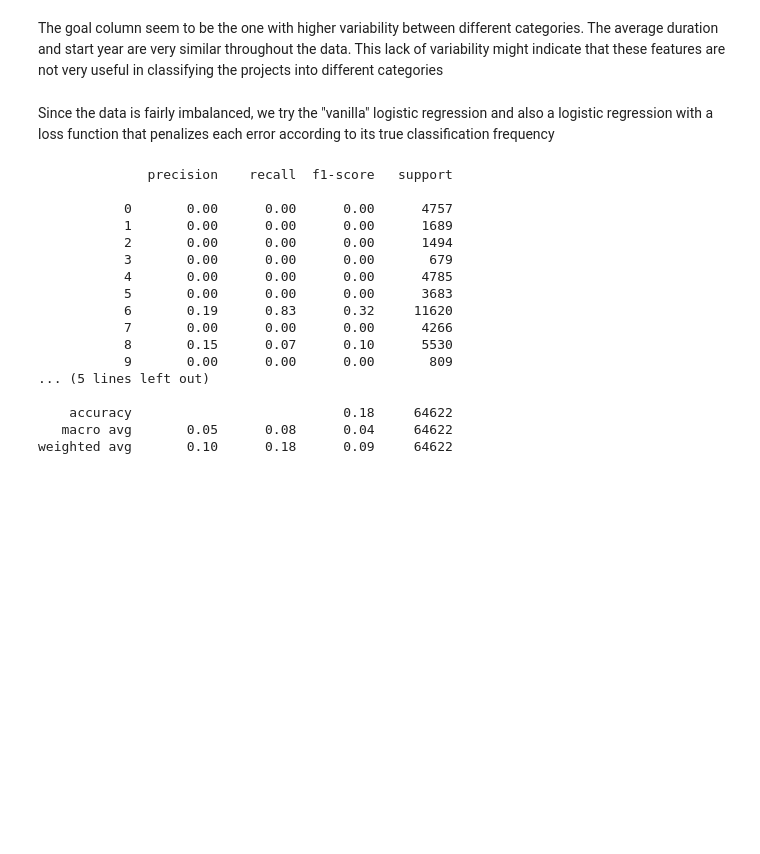
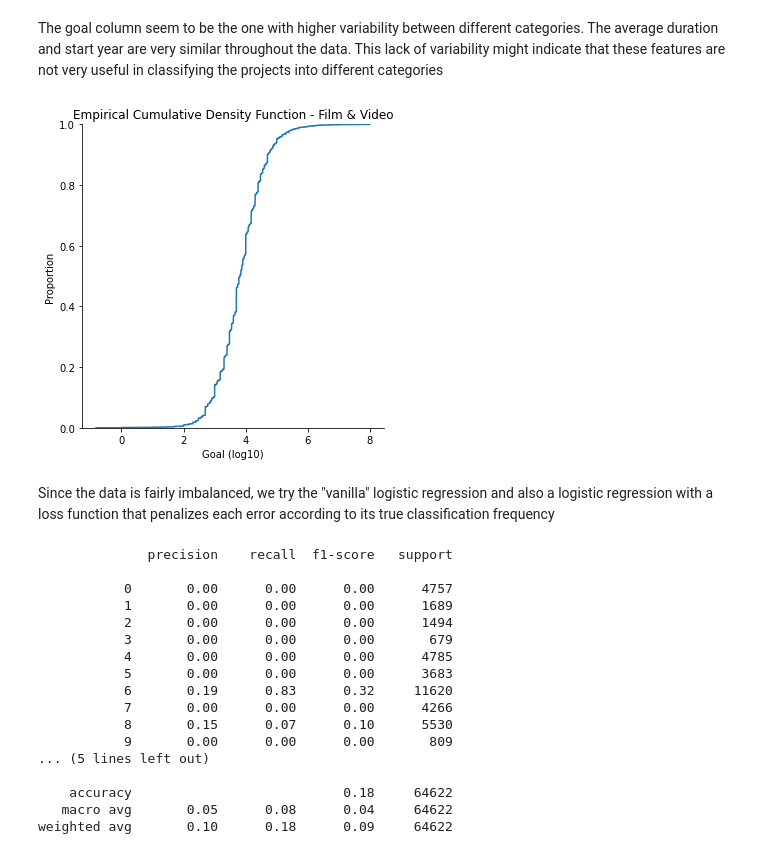
Before and after one commit to sgdantas/ks_blog_post, a Jupyter notebook: notebook.ipynb, the cells around one changed output. Drawn from its saved outputs; the diff is of its cells as text; code cells hidden in the pictures; blank space fills up the shorter version.

```diff
--- a/notebook.ipynb
+++ b/notebook.ipynb
@@ -299,2 +309,9 @@ df[['goal','main_category','duration','year']].groupby('main_category').describe
 # %% [markdown]
 The goal column seem to be the one with higher variability between different categories. The average duration and start year are very similar throughout the data. This lack of variability might indicate that these features are not very useful in classifying the projects into different categories
+# %%
+sns.displot(np.log10(df.goal[df.main_category=='Film & Video']), kind="ecdf")
+plt.xlabel('Goal (log10)')
+plt.title('Empirical Cumulative Density Function - Film & Video')
+plt.show()
+# %% [output]
+[figure, added]
```
Also changed, not shown: parts of 4 cells of this notebook, 1 other file.
